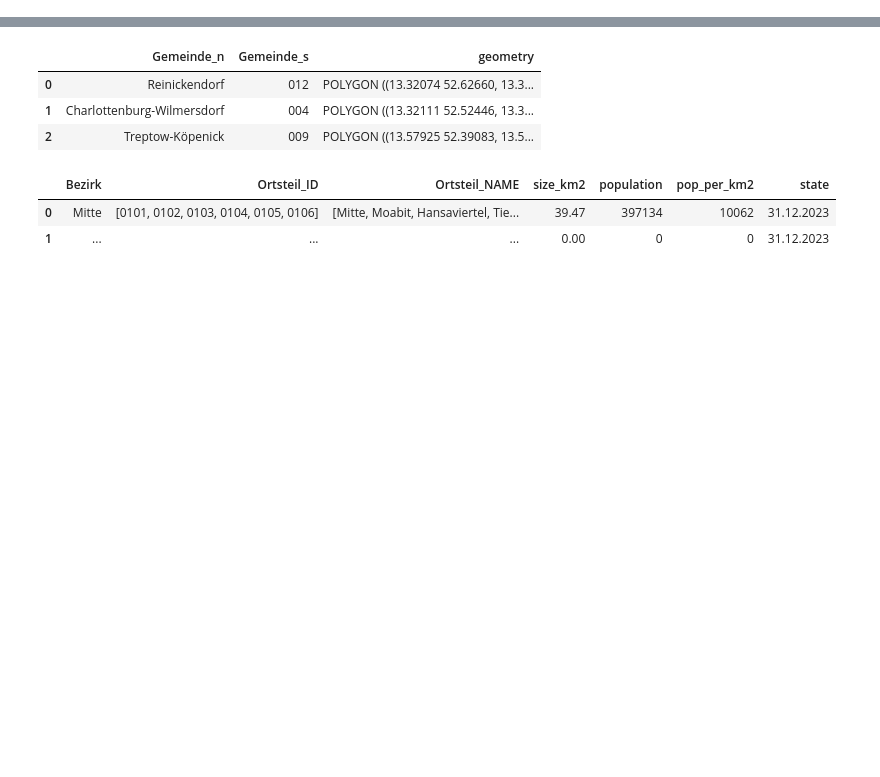
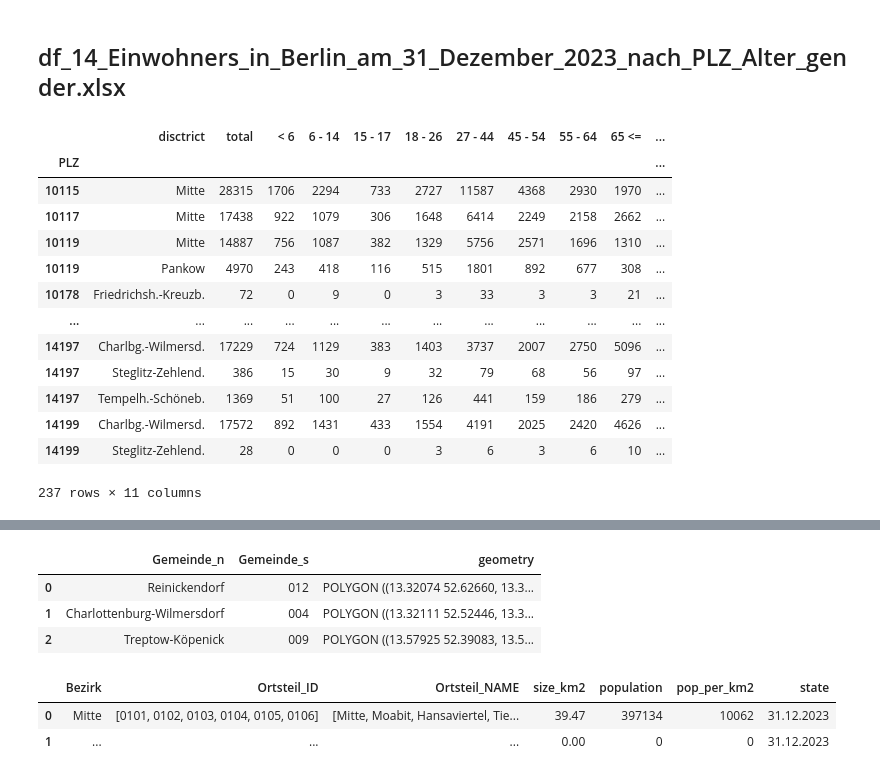
Before and after one commit to Lucky-0ne/geodata_berlin, a Jupyter notebook: main/python_package/geodata_berlin/data/other/districts/create_district_data.ipynb, the cells around one changed output, grey strips where cells are left out. Saved outputs shown, nothing was run; the diff lists cells and outputs as text; code cells hidden in the pictures; blank space fills up the shorter version.

Commit message:
preprocessed berlin population data

```diff
--- a/main/python_package/geodata_berlin/data/other/districts/create_district_data.ipynb
+++ b/main/python_package/geodata_berlin/data/other/districts/create_district_data.ipynb
@@ -3,0 +172,20 @@ import geopandas as gpd
+# %% [markdown]
+## df_14_Einwohners_in_Berlin_am_31_Dezember_2023_nach_PLZ_Alter_gender.xlsx
+# %%
+df_12 = pd.read_excel('Statistik_Berlin_Brandenburg/manual_split/14_Einwohners_in_Berlin_am_31_Dezember_2023_nach_PLZ_Alter_gender.xlsx', index_col=0)
+df_12
+# %% [output]
+|  | disctrict | total | < 6 | 6 - 14 | 15 - 17 | 18 - 26 | 27 - 44 | 45 - 54 | 55 - 64 | 65 <= | ... |
+| PLZ |  |  |  |  |  |  |  |  |  |  | ... |
+| 10115 | Mitte | 28315 | 1706 | 2294 | 733 | 2727 | 11587 | 4368 | 2930 | 1970 | ... |
+| 10117 | Mitte | 17438 | 922 | 1079 | 306 | 1648 | 6414 | 2249 | 2158 | 2662 | ... |
+| 10119 | Mitte | 14887 | 756 | 1087 | 382 | 1329 | 5756 | 2571 | 1696 | 1310 | ... |
+| 10119 | Pankow | 4970 | 243 | 418 | 116 | 515 | 1801 | 892 | 677 | 308 | ... |
+| 10178 | Friedrichsh.-Kreuzb. | 72 | 0 | 9 | 0 | 3 | 33 | 3 | 3 | 21 | ... |
+| ... | ... | ... | ... | ... | ... | ... | ... | ... | ... | ... | ... |
+| 14197 | Charlbg.-Wilmersd. | 17229 | 724 | 1129 | 383 | 1403 | 3737 | 2007 | 2750 | 5096 | ... |
+| 14197 | Steglitz-Zehlend. | 386 | 15 | 30 | 9 | 32 | 79 | 68 | 56 | 97 | ... |
+| 14197 | Tempelh.-Schöneb. | 1369 | 51 | 100 | 27 | 126 | 441 | 159 | 186 | 279 | ... |
+| 14199 | Charlbg.-Wilmersd. | 17572 | 892 | 1431 | 433 | 1554 | 4191 | 2025 | 2420 | 4626 | ... |
+| 14199 | Steglitz-Zehlend. | 28 | 0 | 0 | 0 | 3 | 6 | 3 | 6 | 10 | ... |
+237 rows × 11 columns
```
Also changed, not shown: parts of 17 cells of this notebook, 9 other files.
